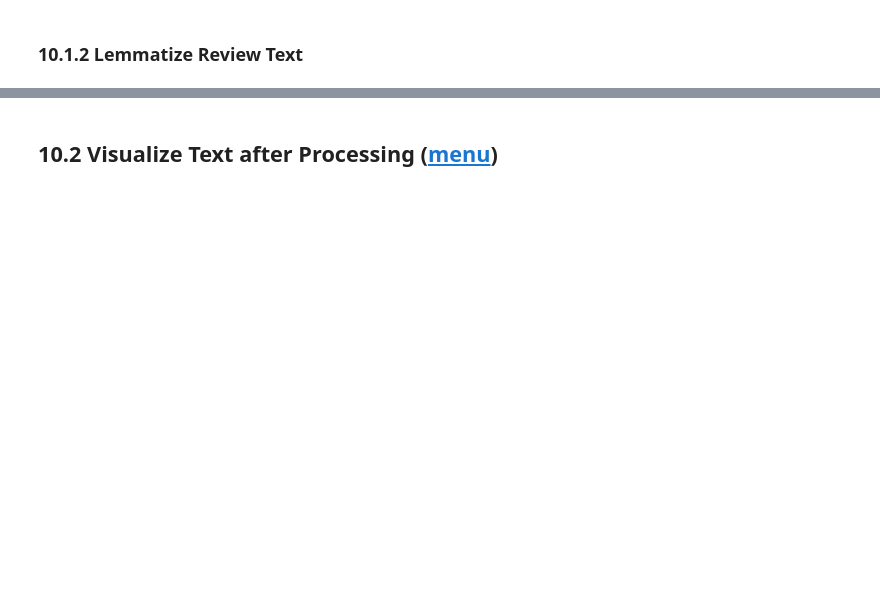
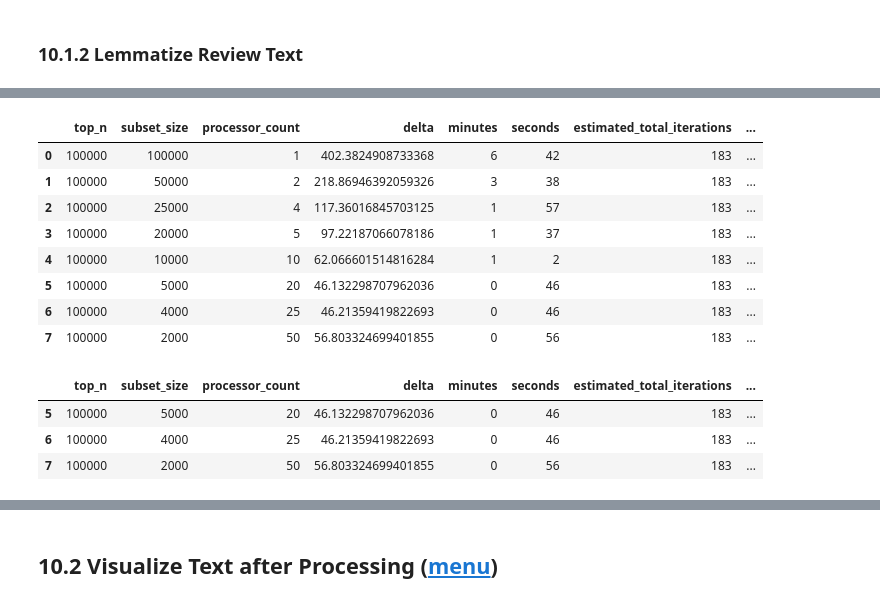
Before and after one commit to learninq/Master-Thesis-Sentiment-Analysis, a Jupyter notebook: 01.sentiment_analysis_dev.ipynb, the cells around one changed output, grey strips where cells are left out. Drawn from its saved outputs; the diff is of its cells as text; code cells hidden in the pictures; blank space fills up the shorter version.

```diff
--- a/01.sentiment_analysis_dev.ipynb
+++ b/01.sentiment_analysis_dev.ipynb
@@ -1603,7 +1700,7 @@ df.head()
 # %% [markdown]
 ### 10.1.2 Lemmatize Review Text
 # %%
-class LemmatizeReviewCommandHandler(SentimentTaskHandler):
+class LemmatizeReviewTaskHandler(SentimentTaskHandler):
 
   def __init__(self):
     self.__nlp = spacy.load("en_core_web_sm", disable=["parser", "ner"])
@@ -1635,3 +1732,26 @@ class LemmatizeReviewCommandHandler(SentimentTaskHandler):
     print("Merge results from all tasks")
     for k,v in shared_dict.items():
       data_frame.at[k, "review_lemmatized"] = v
+# %%
+%%time
+
+# Define test cases
+lemmatized_task_cases = [
+    { "top_n": 100_000, "subset_size": 100_000, "processor_count": 1 },
+    { "top_n": 100_000, "subset_size": 50_000, "processor_count": 2 },
+    { "top_n": 100_000, "subset_size": 25_000, "processor_count": 4 },
+    { "top_n": 100_000, "subset_size": 20_000, "processor_count": 5 },
+    { "top_n": 100_000, "subset_size": 10_000, "processor_count": 10 },
+    { "top_n": 100_000, "subset_size": 5_000, "processor_count": 20 },
+    { "top_n": 100_000, "subset_size": 4_000, "processor_count": 25 },
+    { "top_n": 100_000, "subset_size": 2_000, "processor_count": 50 }
+]
+
+def execute_lemmatized_task(data_frame, test_case):
+    df["review_lemmatized"] = ""
+    SentimentTaskManager().execute(
+        data_frame=df.iloc[:test_case["top_n"]],
+        subset_size=test_case["subset_size"],
+        processor_count=test_case["processor_count"],
+        task_handler=LemmatizeReviewTaskHandler()
+    )
@@ -1637,0 +1761,4 @@ class LemmatizeReviewCommandHandler(SentimentTaskHandler):
+# %%
+# Execute all cases
+%%time
+lemmatized_task_case_logs = MultiCaseManager.execute(lemmatized_task_cases, execute_lemmatized_task)
@@ -1638 +1783,22 @@ class LemmatizeReviewCommandHandler(SentimentTaskHandler):
+# %%
+# Print logs for all cases
+lemmatized_task_case_logs.show_all_cases()
+# %% [output]
+|  | top_n | subset_size | processor_count | delta | minutes | seconds | estimated_total_iterations | ... |
+| 0 | 100000 | 100000 | 1 | 402.3824908733368 | 6 | 42 | 183 | ... |
+| 1 | 100000 | 50000 | 2 | 218.86946392059326 | 3 | 38 | 183 | ... |
+| 2 | 100000 | 25000 | 4 | 117.36016845703125 | 1 | 57 | 183 | ... |
+| 3 | 100000 | 20000 | 5 | 97.22187066078186 | 1 | 37 | 183 | ... |
+| 4 | 100000 | 10000 | 10 | 62.066601514816284 | 1 | 2 | 183 | ... |
+| 5 | 100000 | 5000 | 20 | 46.132298707962036 | 0 | 46 | 183 | ... |
+| 6 | 100000 | 4000 | 25 | 46.21359419822693 | 0 | 46 | 183 | ... |
+| 7 | 100000 | 2000 | 50 | 56.803324699401855 | 0 | 56 | 183 | ... |
+# %%
+# Print logs for top 3 best cases
+lemmatized_task_case_logs.show_top_n_best_cases(top_n=3)
+# %% [output]
+|  | top_n | subset_size | processor_count | delta | minutes | seconds | estimated_total_iterations | ... |
+| 5 | 100000 | 5000 | 20 | 46.132298707962036 | 0 | 46 | 183 | ... |
+| 6 | 100000 | 4000 | 25 | 46.21359419822693 | 0 | 46 | 183 | ... |
+| 7 | 100000 | 2000 | 50 | 56.803324699401855 | 0 | 56 | 183 | ... |
 # %%
```
Also changed, not shown: parts of 101 cells of this notebook.
